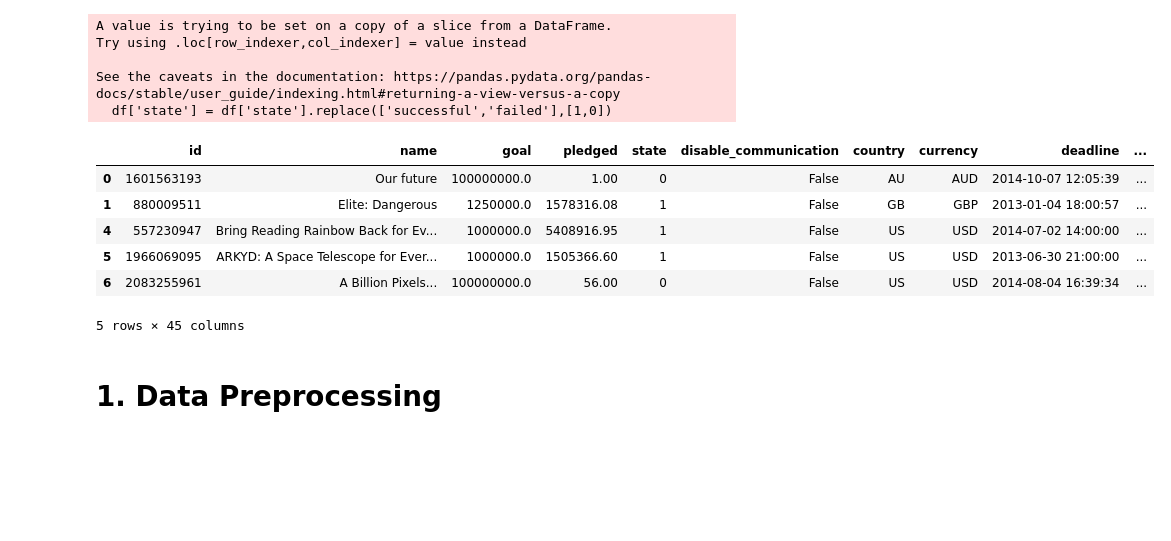
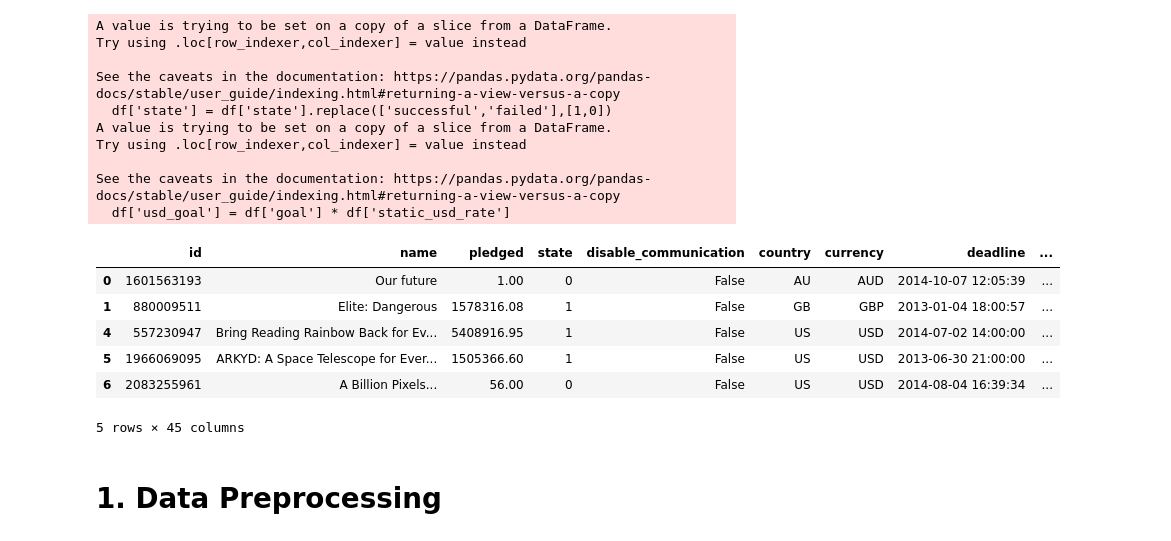
Before and after one commit to shanshanlao/life-expectancy-prediction, a Jupyter notebook: Kickstarter-predictions/kickstarter_clustering.ipynb, the cells around one changed output. Saved outputs shown, nothing was run; the diff lists cells and outputs as text; code cells hidden in the pictures; blank space fills up the shorter version.

```diff
--- a/Kickstarter-predictions/kickstarter_clustering.ipynb
+++ b/Kickstarter-predictions/kickstarter_clustering.ipynb
@@ -9,23 +9,32 @@ kickstarter = pd.read_excel('Kickstarter.xlsx')
 # %%
 # For the purpose of this project, we only need to include projects with "successful" or "failure" state
 df = kickstarter[kickstarter['state'].isin(['successful','failed'])]
 
 # Convert the target variable to binary
 df['state'] = df['state'].replace(['successful','failed'],[1,0])
 
+# Convert goal to usd_goal = goal * static_usd_rate
+df['usd_goal'] = df['goal'] * df['static_usd_rate']
+df = df.drop(columns = 'goal')
+
 df.head()
 # %% [output]
 A value is trying to be set on a copy of a slice from a DataFrame.
 Try using .loc[row_indexer,col_indexer] = value instead
 
 See the caveats in the documentation: https://pandas.pydata.org/pandas-docs/stable/user_guide/indexing.html#returning-a-view-versus-a-copy
   df['state'] = df['state'].replace(['successful','failed'],[1,0])
+A value is trying to be set on a copy of a slice from a DataFrame.
+Try using .loc[row_indexer,col_indexer] = value instead
+
+See the caveats in the documentation: https://pandas.pydata.org/pandas-docs/stable/user_guide/indexing.html#returning-a-view-versus-a-copy
+  df['usd_goal'] = df['goal'] * df['static_usd_rate']
-|  | id | name | goal | pledged | state | disable_communication | country | currency | deadline | ... |
-| 0 | 1601563193 | Our future | 100000000.0 | 1.00 | 0 | False | AU | AUD | 2014-10-07 12:05:39 | ... |
-| 1 | 880009511 | Elite: Dangerous | 1250000.0 | 1578316.08 | 1 | False | GB | GBP | 2013-01-04 18:00:57 | ... |
-| 4 | 557230947 | Bring Reading Rainbow Back for Ev... | 1000000.0 | 5408916.95 | 1 | False | US | USD | 2014-07-02 14:00:00 | ... |
-| 5 | 1966069095 | ARKYD: A Space Telescope for Ever... | 1000000.0 | 1505366.60 | 1 | False | US | USD | 2013-06-30 21:00:00 | ... |
-| 6 | 2083255961 | A Billion Pixels... | 100000000.0 | 56.00 | 0 | False | US | USD | 2014-08-04 16:39:34 | ... |
+|  | id | name | pledged | state | disable_communication | country | currency | deadline | ... |
+| 0 | 1601563193 | Our future | 1.00 | 0 | False | AU | AUD | 2014-10-07 12:05:39 | ... |
+| 1 | 880009511 | Elite: Dangerous | 1578316.08 | 1 | False | GB | GBP | 2013-01-04 18:00:57 | ... |
+| 4 | 557230947 | Bring Reading Rainbow Back for Ev... | 5408916.95 | 1 | False | US | USD | 2014-07-02 14:00:00 | ... |
+| 5 | 1966069095 | ARKYD: A Space Telescope for Ever... | 1505366.60 | 1 | False | US | USD | 2013-06-30 21:00:00 | ... |
+| 6 | 2083255961 | A Billion Pixels... | 56.00 | 0 | False | US | USD | 2014-08-04 16:39:34 | ... |
 5 rows × 45 columns
 # %% [markdown]
 # 1. Data Preprocessing
```
Also changed, not shown: parts of 20 cells of this notebook.
